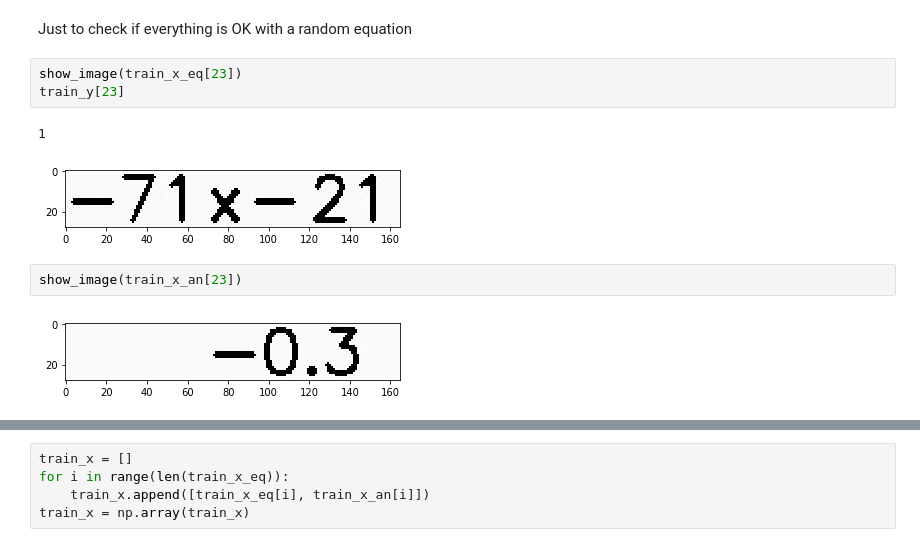
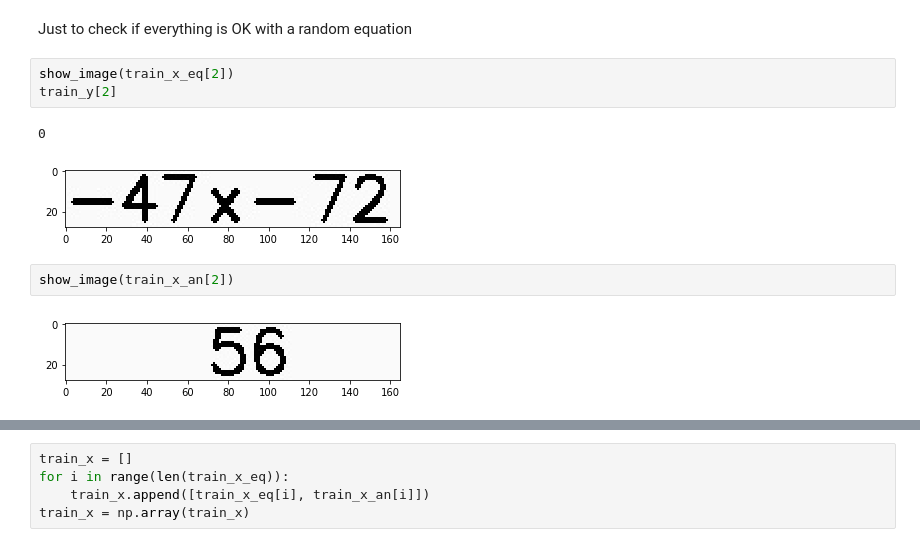
Before and after one commit to OlyaBakay/AI_project_final, a Jupyter notebook: Final_version.ipynb, the cells around one changed output, grey strips where cells are left out. Drawn from its saved outputs; the diff is of its cells as text.

```diff
--- a/Final_version.ipynb
+++ b/Final_version.ipynb
@@ -136,15 +183,15 @@ for n in range(1, 100):
 # %% [markdown]
 Just to check if everything is OK with a random equation
 # %%
-show_image(train_x_eq[23])
-train_y[23]
+show_image(train_x_eq[2])
+train_y[2]
 # %% [output]
-1
+0
-[figure, old version]
+[figure, new version]
 # %%
-show_image(train_x_an[23])
+show_image(train_x_an[2])
 # %% [output]
-[figure, old version]
+[figure, new version]
 # %%
 print(train_x_an.shape)
 print(train_x_eq.shape)
```
Also changed, not shown: parts of 11 cells of this notebook, 8 other files.
